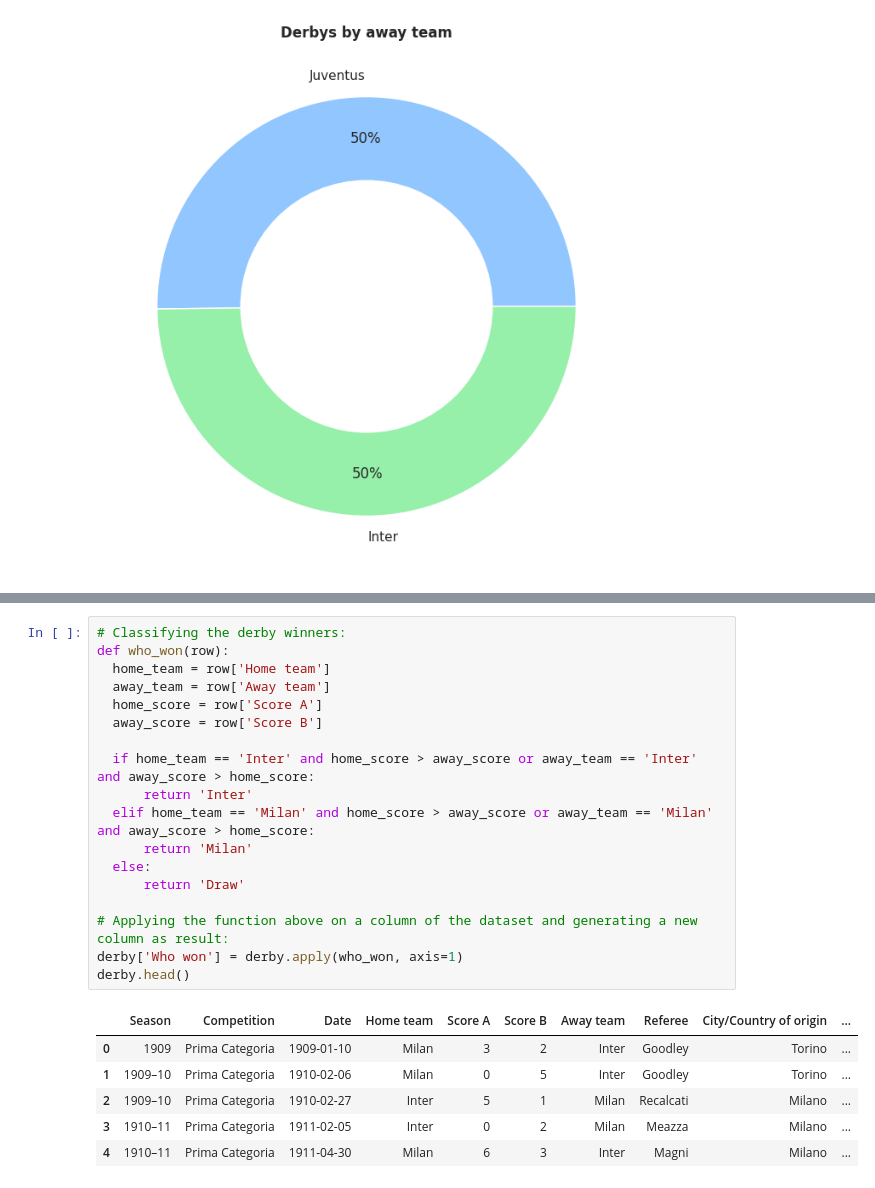
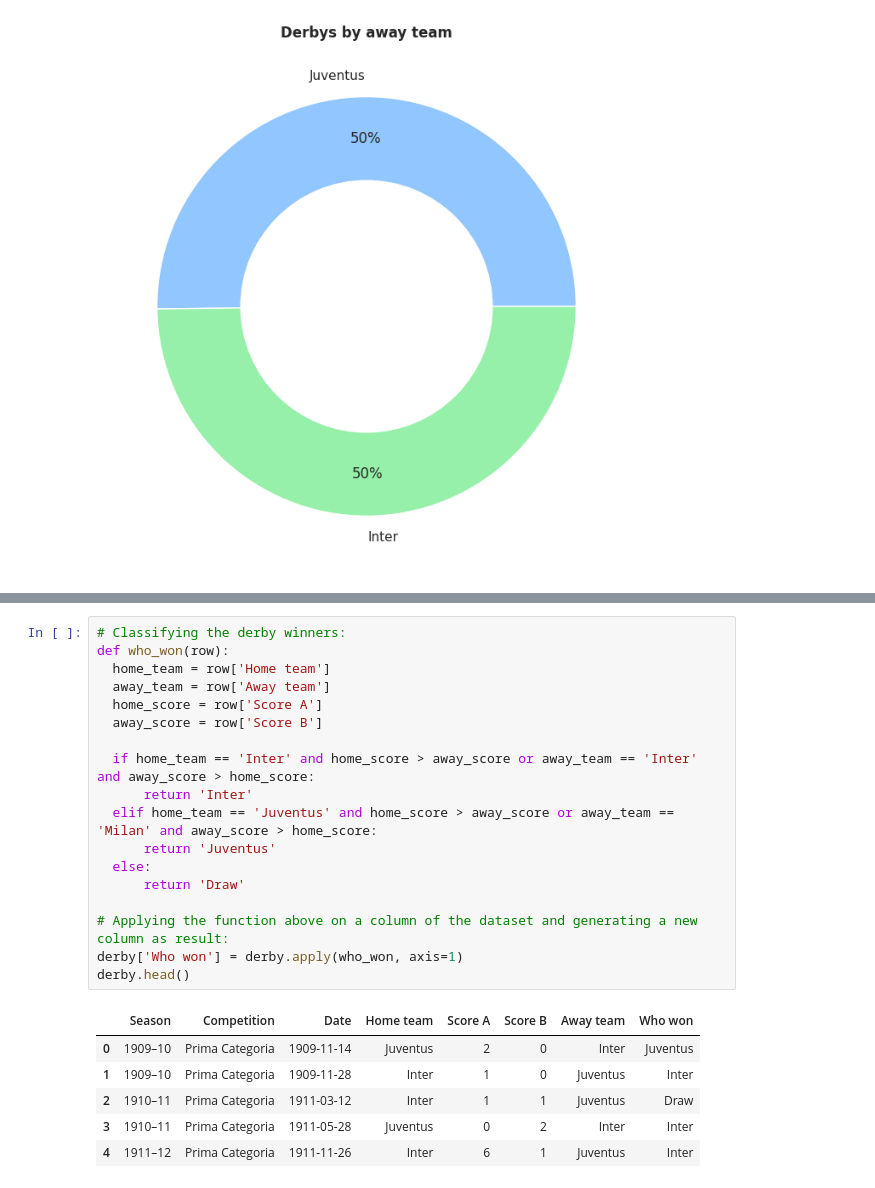
Before and after one commit to guilhermelaviola/InterMilan, a Jupyter notebook: DerbydItalia.ipynb, the cells around one changed output, grey strips where cells are left out. Drawn from its saved outputs; the diff is of its cells as text.

```diff
--- a/DerbydItalia.ipynb
+++ b/DerbydItalia.ipynb
@@ -75,28 +67,28 @@ plt.show()
 # %%
 # Classifying the derby winners:
 def who_won(row):
   home_team = row['Home team']
   away_team = row['Away team']
   home_score = row['Score A']
   away_score = row['Score B']
 
   if home_team == 'Inter' and home_score > away_score or away_team == 'Inter' and away_score > home_score:
       return 'Inter'
-  elif home_team == 'Milan' and home_score > away_score or away_team == 'Milan' and away_score > home_score:
-      return 'Milan'
+  elif home_team == 'Juventus' and home_score > away_score or away_team == 'Milan' and away_score > home_score:
+      return 'Juventus'
   else:
       return 'Draw'
 
 # Applying the function above on a column of the dataset and generating a new column as result:
 derby['Who won'] = derby.apply(who_won, axis=1)
 derby.head()
 # %% [output]
-|  | Season | Competition | Date | Home team | Score A | Score B | Away team | Referee | City/Country of origin | ... |
-| 0 | 1909 | Prima Categoria | 1909-01-10 | Milan | 3 | 2 | Inter | Goodley | Torino | ... |
-| 1 | 1909–10 | Prima Categoria | 1910-02-06 | Milan | 0 | 5 | Inter | Goodley | Torino | ... |
-| 2 | 1909–10 | Prima Categoria | 1910-02-27 | Inter | 5 | 1 | Milan | Recalcati | Milano | ... |
-| 3 | 1910–11 | Prima Categoria | 1911-02-05 | Inter | 0 | 2 | Milan | Meazza | Milano | ... |
-| 4 | 1910–11 | Prima Categoria | 1911-04-30 | Milan | 6 | 3 | Inter | Magni | Milano | ... |
+|  | Season | Competition | Date | Home team | Score A | Score B | Away team | Who won |
+| 0 | 1909–10 | Prima Categoria | 1909-11-14 | Juventus | 2 | 0 | Inter | Juventus |
+| 1 | 1909–10 | Prima Categoria | 1909-11-28 | Inter | 1 | 0 | Juventus | Inter |
+| 2 | 1910–11 | Prima Categoria | 1911-03-12 | Inter | 1 | 1 | Juventus | Draw |
+| 3 | 1910–11 | Prima Categoria | 1911-05-28 | Juventus | 0 | 2 | Inter | Inter |
+| 4 | 1911–12 | Prima Categoria | 1911-11-26 | Inter | 6 | 1 | Juventus | Inter |
 # %%
 # Displaying who won the derby the most:
 derby['Who won'].value_counts().plot(kind = 'pie', autopct = '%.0f%%', figsize = (8, 8), wedgeprops = dict(width = 0.4), pctdistance = 0.8)
```
Also changed, not shown: parts of 6 cells of this notebook.
